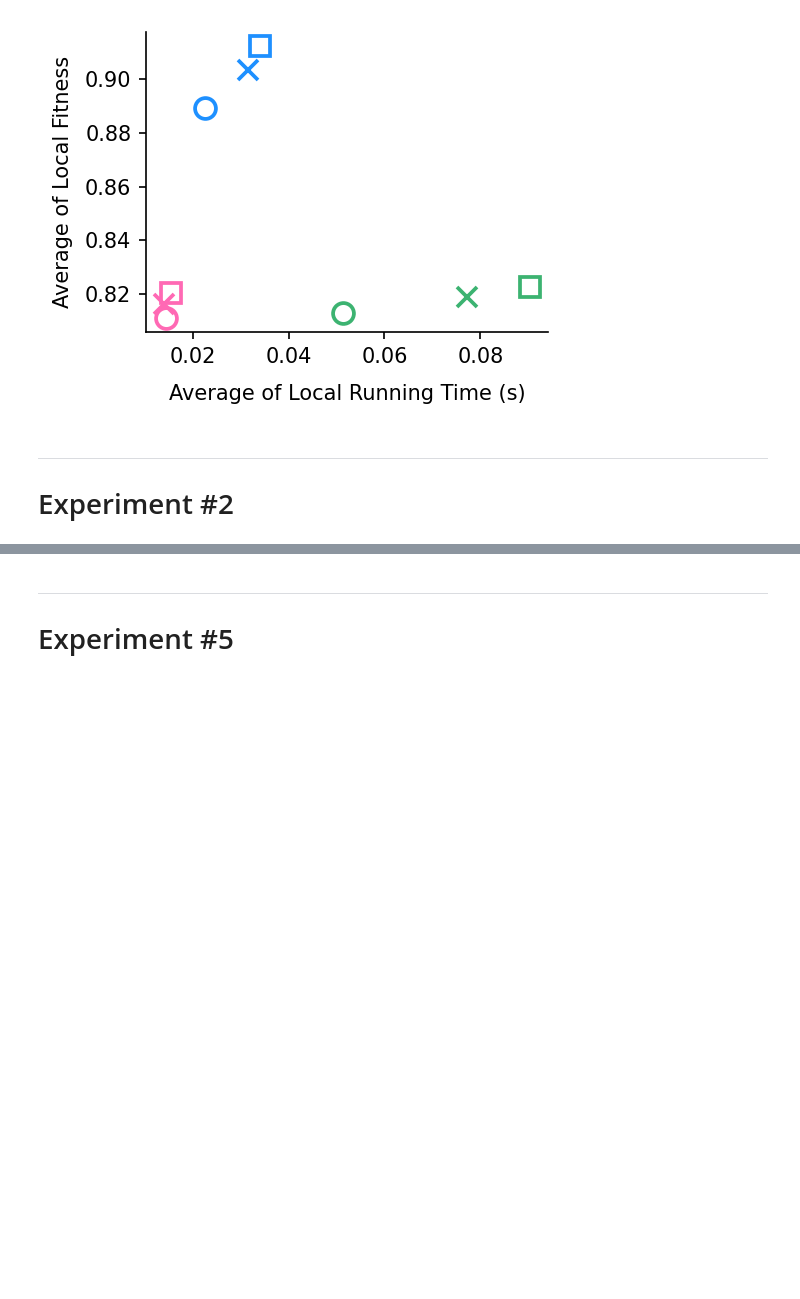
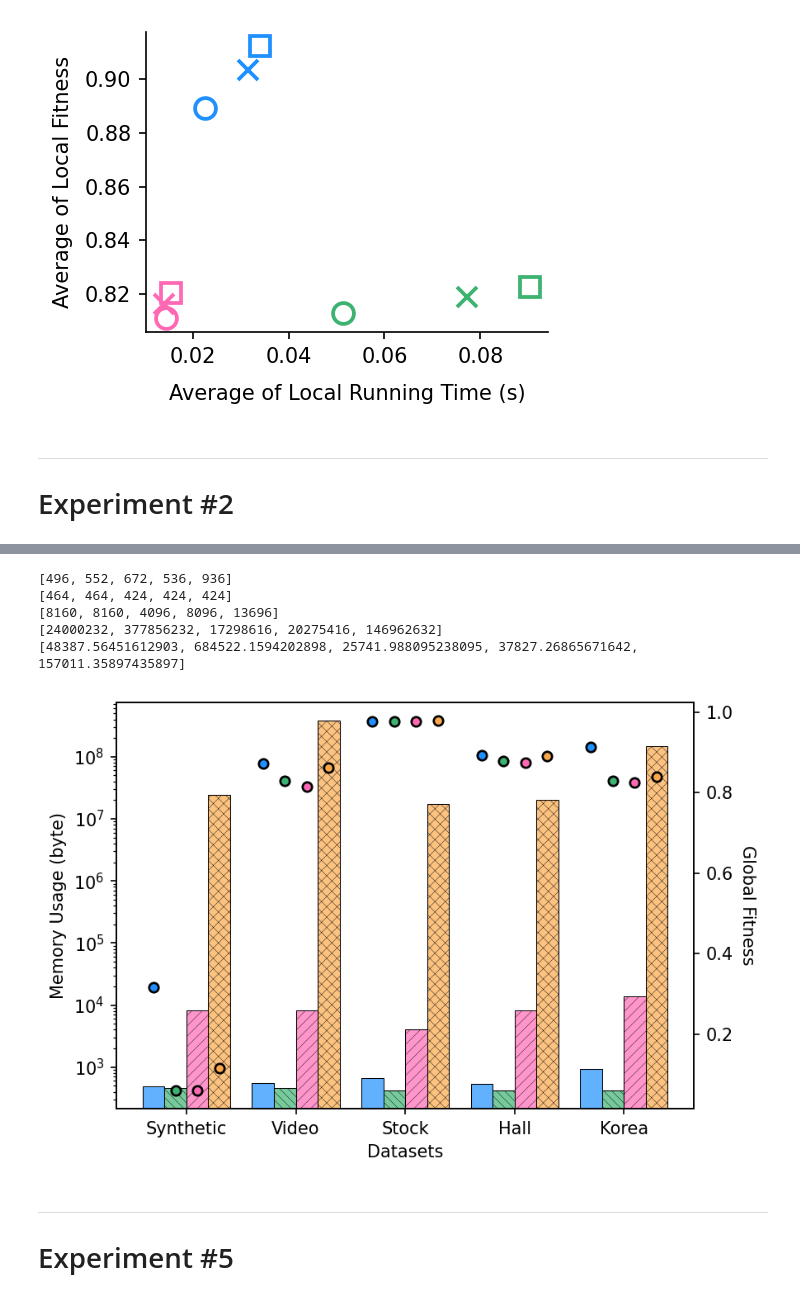
Before and after one commit to lucetre-snu/dao-cp, a Jupyter notebook: Proposed Method/6_exp_w_mem_usage.ipynb, the cells around one changed output, grey strips where cells are left out. Drawn from its saved outputs; the diff is of its cells as text; code cells hidden in the pictures; blank space fills up the shorter version.

```diff
--- a/Proposed Method/6_exp_w_mem_usage.ipynb
+++ b/Proposed Method/6_exp_w_mem_usage.ipynb
@@ -499,3 +526,57 @@ plot_mem(('synthetic-30', 'video-30', 'stock-20', 'hall-35', 'korea-40'), 'E2')
+# %%
+from matplotlib import colors
+def make_rgb_transparent(color, alpha=0.6, bg_rgb=(1,1,1)):
+    rgb = colors.colorConverter.to_rgb(color)
+    return [alpha * c1 + (1 - alpha) * c2
+            for (c1, c2) in zip(rgb, bg_rgb)]
+
+def plot_mem(datasets, name):
+    colors = ('dodgerblue','mediumseagreen', 'hotpink', '#fba84a')
+    libs = ("dao", "dtd", "ocp", 'fcp')
+    patterns = ( "" , "\\\\\\\\\\" , "////" , "xxxx")
+    markers = ("o", "x", "s", "^", "4")
+
+    index = np.arange(5)
+    bar_width = 0.2
+
+
+    # create plot
+    fig, ax1 = plt.subplots(figsize = (6, 4), dpi = 150)
+    plt.xticks(index + bar_width*1.5, ('Synthetic', 'Video', 'Stock', 'Hall', 'Korea'))
+    plt.rcParams['hatch.linewidth'] = 0.2
+
+    for i, (color, lib) in enumerate(zip(colors, libs)):
+        mem_list = [results[dataset][lib][4] for dataset in datasets]
+        print(mem_list)
+
+        rects1 = ax1.bar(index + bar_width*i, mem_list, bar_width, color=make_rgb_transparent(color, alpha=0.7), label=lib, edgecolor='black', hatch=patterns[i], linewidth=0.5)
+
+    ax1.set_xlabel('Datasets')
+    ax1.set_ylabel('Memory Usage (byte)')
+    ax1.set_yscale('log')
+
+    ax2 = ax1.twinx()  # instantiate a second axes that shares the same x-axis
+
+    for i, (color, lib) in enumerate(zip(colors, libs)):
+        acc_list = [results[dataset][lib][0] for dataset in datasets]
+        ax2.scatter(index + bar_width*i, acc_list, 30, color='black', marker="o", facecolor=colors[i], linewidth=1.3)
+    ax2.tick_params(axis='y')
+
+    ax2.set_ylabel('Global Fitness', rotation=270, labelpad=13)
+
+    fig.tight_layout()  # otherwise the right y-label is slightly clipped
+#     plt.show()
+    plt.savefig(f'./plots/{name}_mem.svg', bbox_inches = 'tight', pad_inches = 0)
+
+    print([results[dataset]['fcp'][4]/results[dataset]['dao'][4] for dataset in datasets])
+plot_mem(('synthetic-30', 'video-30', 'stock-20', 'hall-30', 'korea-40'), 'E2')
+# %% [output]
+[496, 552, 672, 536, 936]
+[464, 464, 424, 424, 424]
+[8160, 8160, 4096, 8096, 13696]
+[24000232, 377856232, 17298616, 20275416, 146962632]
+[48387.56451612903, 684522.1594202898, 25741.988095238095, 37827.26865671642, 157011.35897435897]
+[figure, added]
 # %% [markdown]
 ---
 # Experiment #5
```
Also changed, not shown: parts of 17 cells of this notebook, 7 other files.
